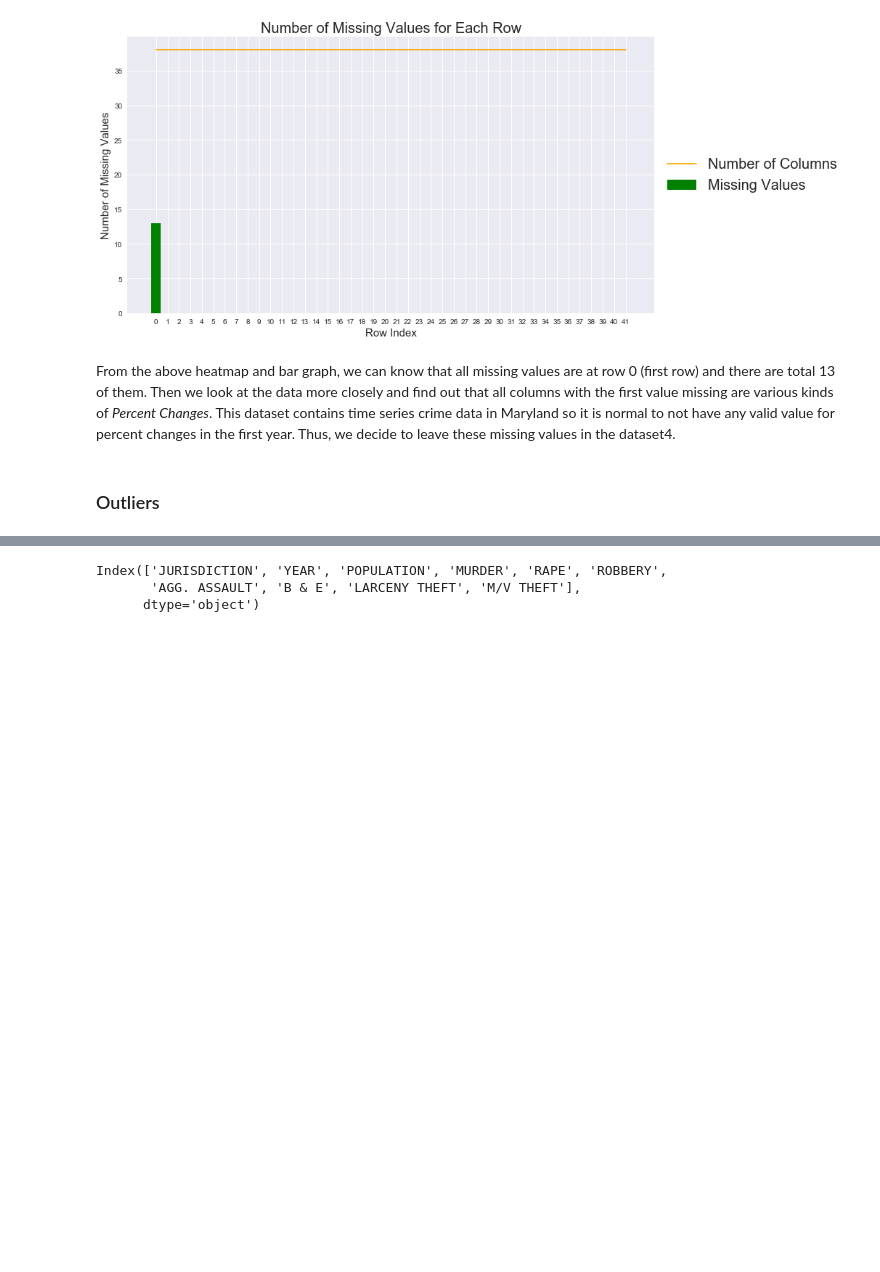
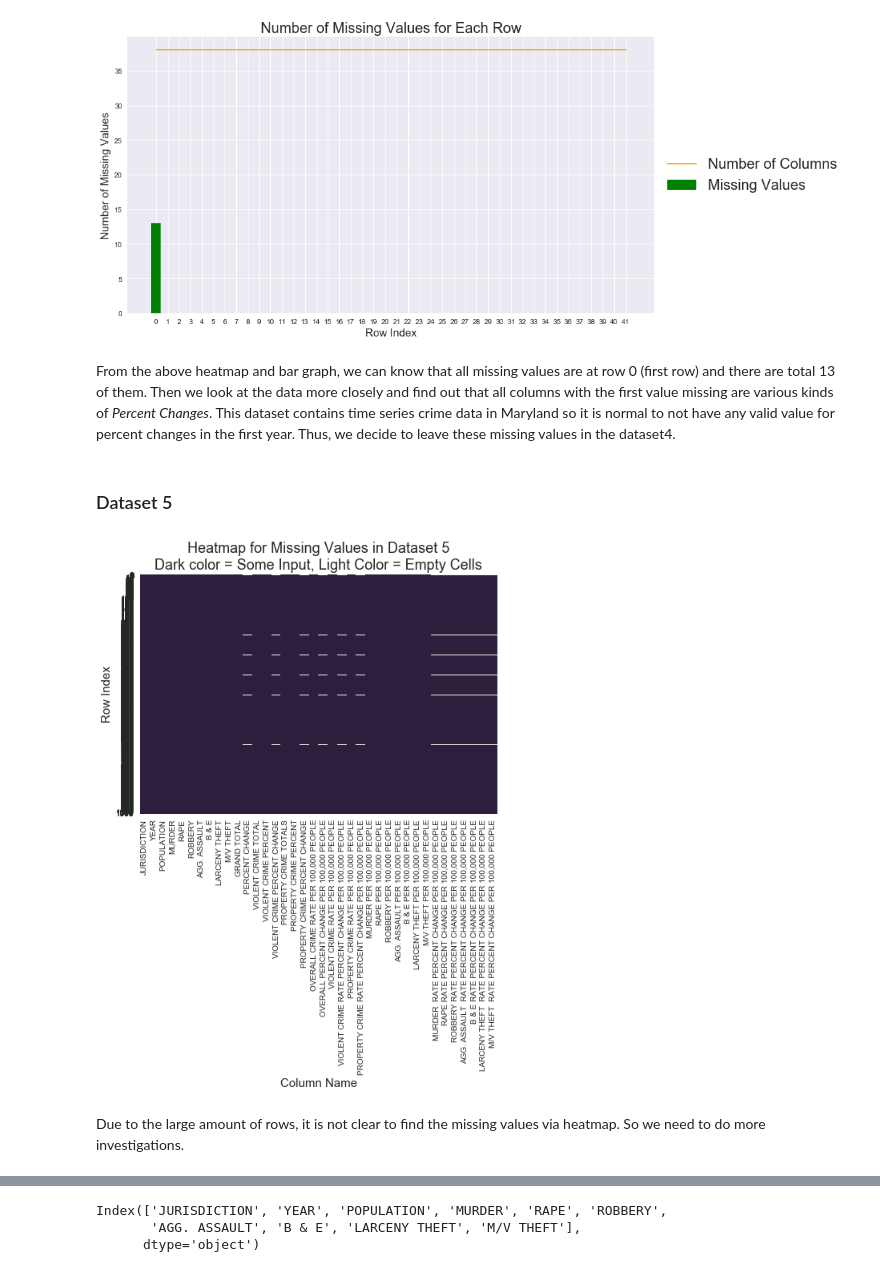
Before and after one commit to yuqiw4/ANLY-503-Project, a Jupyter notebook: Project part 1.ipynb, the cells around one changed output, grey strips where cells are left out. Drawn from its saved outputs; the diff is of its cells as text; code cells hidden in the pictures; blank space fills up the shorter version.

```diff
--- a/Project part 1.ipynb
+++ b/Project part 1.ipynb
@@ -68,5 +60,23 @@ plt.close()
 [figure]
 # %% [markdown]
 From the above heatmap and bar graph, we can know that all missing values are at row 0 (first row) and there are total 13 of them. Then we look at the data more closely and find out that all columns with the first value missing are various kinds of *Percent Changes*. This dataset contains time series crime data in Maryland so it is normal to not have any valid value for percent changes in the first year. Thus, we decide to leave these missing values in the dataset4.
-# %% [markdown]
-### Outliers
+# %% [markdown]
+### Dataset 5
+# %%
+old = data5.columns
+new = []
+for c in old:
+    new.append(c.replace('\n', ''))
+data5.columns = new
+
+sns.heatmap(data5.isnull()==False, cbar = False)
+
+plt.xlabel('Column Name', fontsize=15)
+plt.ylabel('Row Index', fontsize=15)
+plt.title('Heatmap for Missing Values in Dataset 5\nDark color = Some Input, Light Color = Empty Cells', fontsize=18)
+plt.show()
+plt.close()
+# %% [output]
+[figure, added]
+# %% [markdown]
+Due to the large amount of rows, it is not clear to find the missing values via heatmap. So we need to do more investigations.
```
Also changed, not shown: parts of 75 cells of this notebook.
